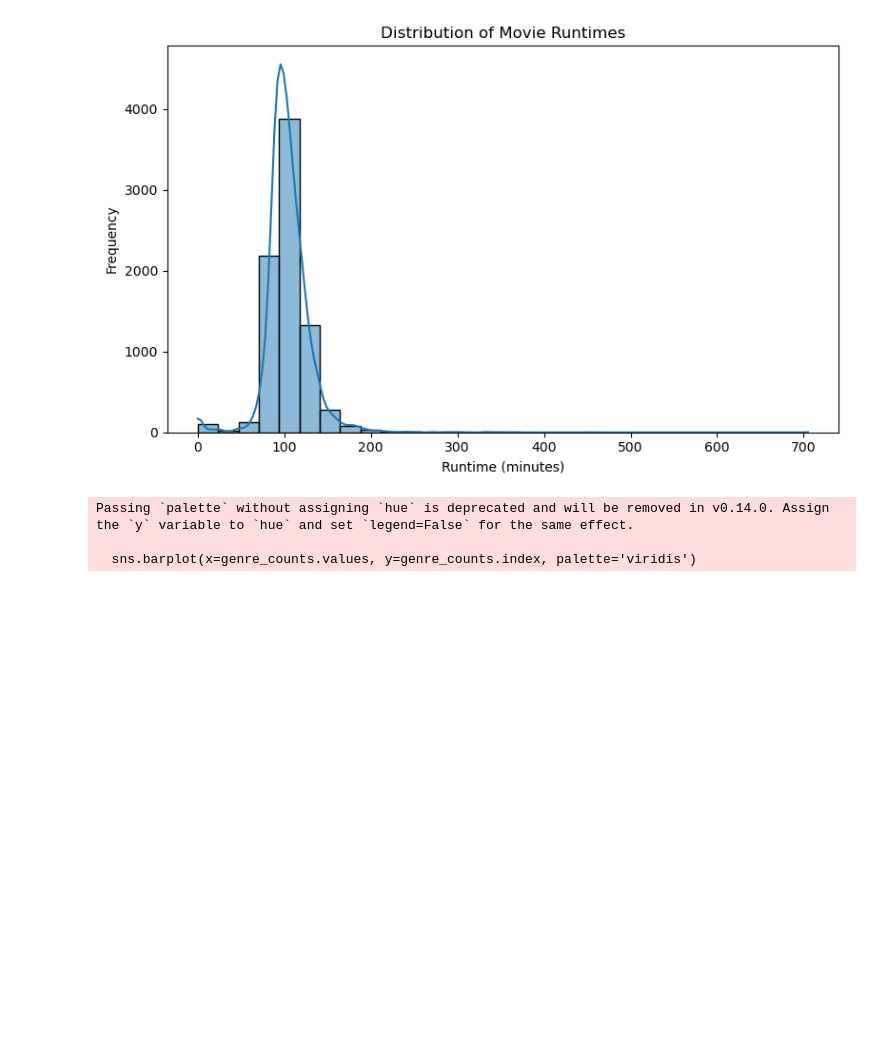
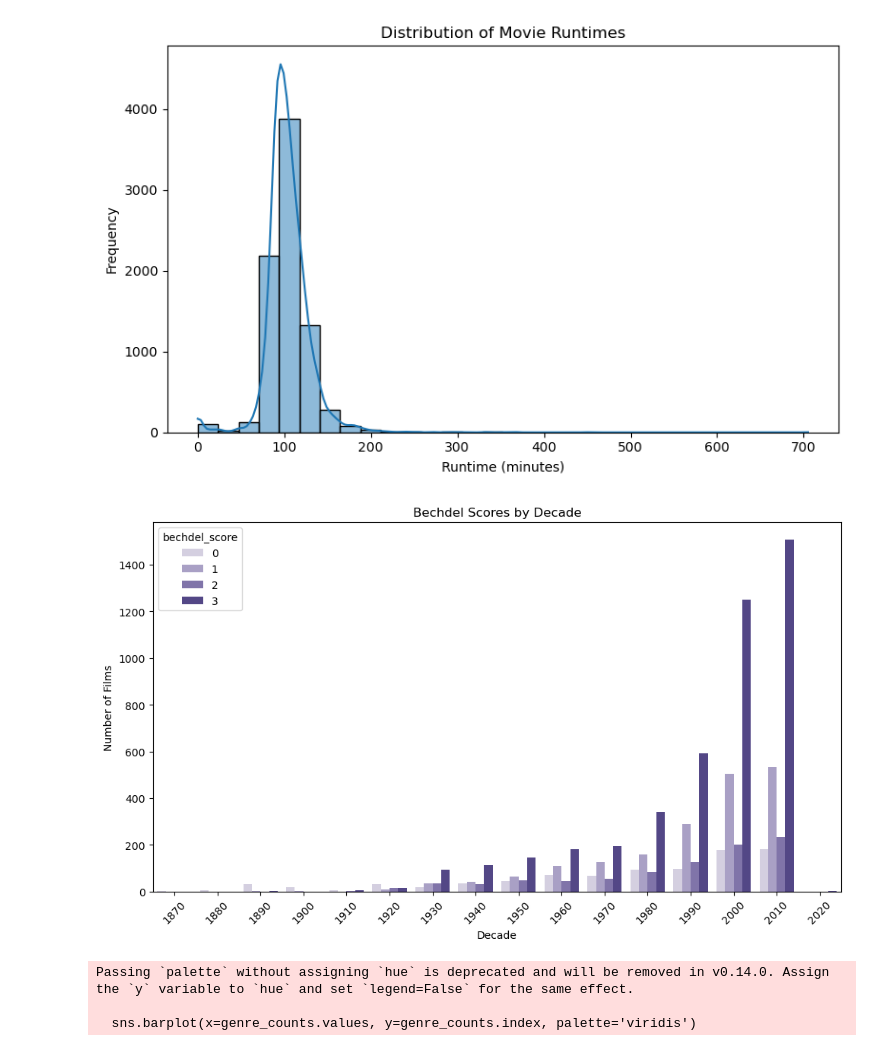
Before and after one commit to 80line/Bechdel_Test_Films, a Jupyter notebook: bechdel_test_films.ipynb, the cells around one changed output. Cells and saved outputs as stored; diff of their text form; code cells hidden in the pictures; blank space fills up the shorter version.

Commit message:
got the plot to work

```diff
--- a/bechdel_test_films.ipynb
+++ b/bechdel_test_films.ipynb
@@ -323,33 +323,35 @@ if 'runtime' in bechdel_movies.columns:
 # %%
 # ## Bechdel score by decade ('release_date')
 
-# # Define your custom purple-blue monochrome palette
-# custom_palette = {
-#     0: "#d3cce3",  # lightest
-#     1: "#a69acb",  # light
-#     2: "#7b6bb2",  # medium
-#     3: "#4c3c91",  # darkest
-# }
+# Define your custom purple-blue monochrome palette
+custom_palette = {
+    0: "#d3cce3",  # lightest
+    1: "#a69acb",  # light
+    2: "#7b6bb2",  # medium
+    3: "#4c3c91",  # darkest
+}
 
-# # Bechdel score by decade with custom colors
-# if 'release_date' in bechdel_movies.columns:
-#     bechdel_movies['release_year'] = pd.to_datetime(bechdel_movies['release_date'], errors='coerce').dt.year
-#     bechdel_movies['decade'] = ((bechdel_movies['release_year'] // 10) * 10).astype('Int64')
+# Bechdel score by decade with custom colors
+if 'release_date' in bechdel_movies.columns:
+    bechdel_movies['release_year'] = pd.to_datetime(bechdel_movies['release_date'], errors='coerce').dt.year
+    bechdel_movies['decade'] = ((bechdel_movies['release_year'] // 10) * 10).astype('Int64')
 
-#     plt.figure(figsize=(10, 6))
-#     sns.countplot(
-#         data=bechdel_movies,
-#         x='decade',
-#         hue='bechdel_score',
-#         palette=custom_palette
-#     )
-#     plt.title('Bechdel Scores by Decade')
-#     plt.xlabel('Decade')
-#     plt.ylabel('Number of Films')
-#     plt.xticks(rotation=45)
+    plt.figure(figsize=(10, 6))
+    sns.countplot(
+        data=bechdel_movies,
+        x='decade',
+        hue='bechdel_score',
+        palette=custom_palette
+    )
+    plt.title('Bechdel Scores by Decade')
+    plt.xlabel('Decade')
+    plt.ylabel('Number of Films')
+    plt.xticks(rotation=45)
 
-#     plt.tight_layout()
-#     plt.show()
+    plt.tight_layout()
+    plt.show()
+# %% [output]
+[figure, added]
 # %%
 # Top genres
 if 'genres' in bechdel_movies.columns and bechdel_movies['genres'].apply(lambda x: isinstance(x, str)).any():
```
